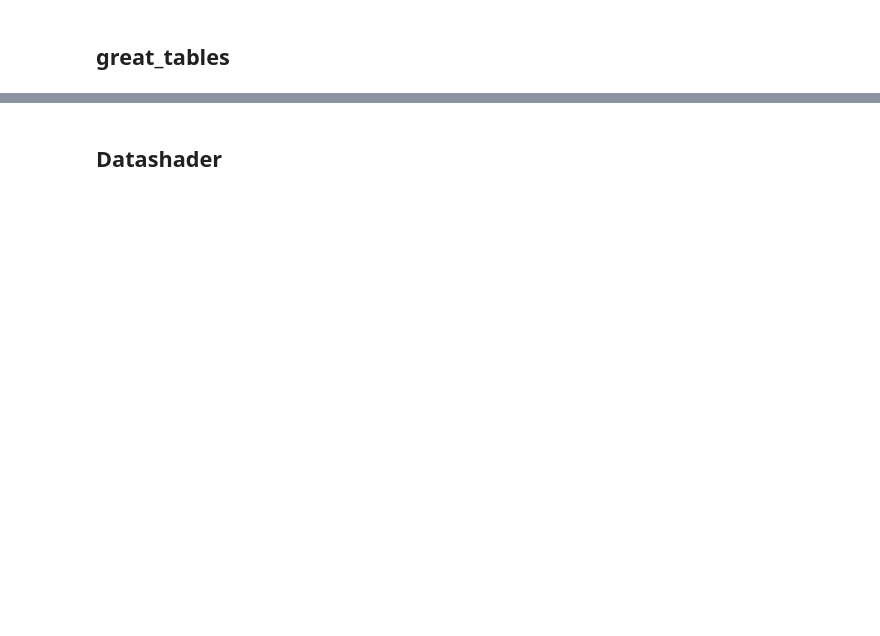
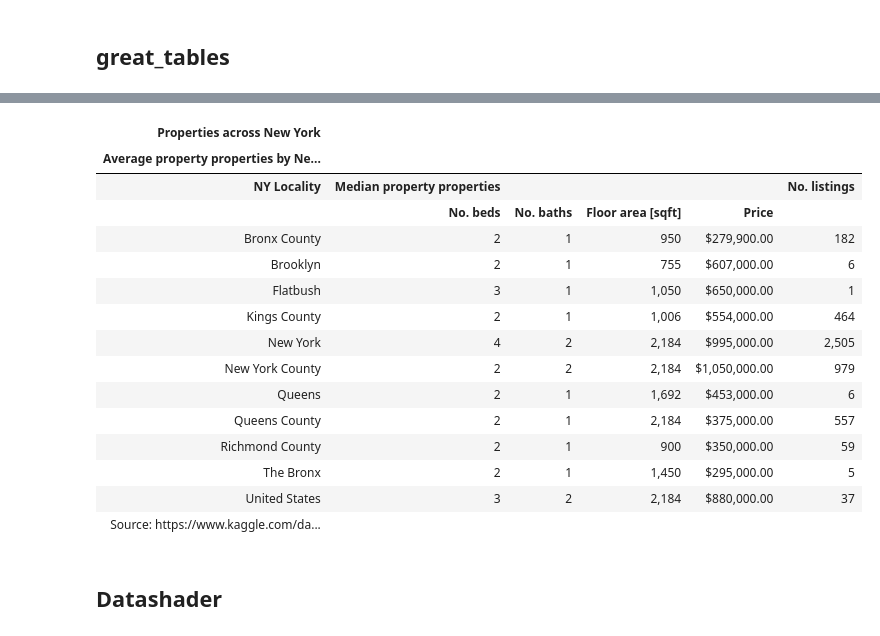
Before and after one commit to conorhamill36/viz_packages, a Jupyter notebook: notebooks/01_data_viz_libraries.ipynb, the cells around one changed output, grey strips where cells are left out. Drawn from its saved outputs; the diff is of its cells as text; code cells hidden in the pictures; blank space fills up the shorter version.

```diff
--- a/notebooks/01_data_viz_libraries.ipynb
+++ b/notebooks/01_data_viz_libraries.ipynb
@@ -349,2 +484,55 @@ mpld3.save_html(fig, "fig.html")
+# %%
+NO_BEDS_COL = "No. beds"
+NO_BATHS_COL = "No. baths"
+FLOOR_AREA_COL = "Floor area [sqft]"
+NO_LISTINGS_COL = "No. listings"
+PRICE_COL = "Price"
+LOCALITY_COL = "NY Locality"
+
+rename_dict = {
+    "LOCALITY": LOCALITY_COL,
+    "BEDS": NO_BEDS_COL,
+    "BATH": NO_BATHS_COL,
+    "PROPERTYSQFT": FLOOR_AREA_COL,
+    "ADDRESS": NO_LISTINGS_COL,
+    "PRICE": PRICE_COL,
+}
+
+GT(pd.concat(
+    [
+        df_NY.groupby(
+        by=["LOCALITY"]
+    )[['BEDS', 'BATH', "PROPERTYSQFT", "PRICE"]].median(),
+    df_NY.groupby(
+        by=["LOCALITY"]
+    )[["ADDRESS"]].count(),
+    ],
+    axis=1,
+).reset_index().rename(columns=rename_dict)
+  ).fmt_integer(
+    columns=[NO_BEDS_COL, NO_BATHS_COL, FLOOR_AREA_COL, NO_LISTINGS_COL]
+).fmt_currency(columns=PRICE_COL).tab_spanner(
+    label=md("*Median property properties*"), columns=[NO_BEDS_COL, NO_BATHS_COL,  FLOOR_AREA_COL, PRICE_COL]
+).tab_source_note(source_note=f"Source: {source_address}").tab_header(
+        title=html("<strong>Properties across New York</strong>"),
+        subtitle=html("Average property properties by New York localities"),
+    )
+# %% [output]
+| Properties across New York |  |  |  |  |  |
+| Average property properties by Ne... |  |  |  |  |  |
+| NY Locality | Median property properties |  |  |  | No. listings |
+|  | No. beds | No. baths | Floor area [sqft] | Price |  |
+| Bronx County | 2 | 1 | 950 | $279,900.00 | 182 |
+| Brooklyn | 2 | 1 | 755 | $607,000.00 | 6 |
+| Flatbush | 3 | 1 | 1,050 | $650,000.00 | 1 |
+| Kings County | 2 | 1 | 1,006 | $554,000.00 | 464 |
+| New York | 4 | 2 | 2,184 | $995,000.00 | 2,505 |
+| New York County | 2 | 2 | 2,184 | $1,050,000.00 | 979 |
+| Queens | 2 | 1 | 1,692 | $453,000.00 | 6 |
+| Queens County | 2 | 1 | 2,184 | $375,000.00 | 557 |
+| Richmond County | 2 | 1 | 900 | $350,000.00 | 59 |
+| The Bronx | 2 | 1 | 1,450 | $295,000.00 | 5 |
+| United States | 3 | 2 | 2,184 | $880,000.00 | 37 |
+| Source: https://www.kaggle.com/da... |  |  |  |  |  |
 # %% [markdown]
 ## Datashader
```
Also changed, not shown: parts of 8 cells of this notebook.
